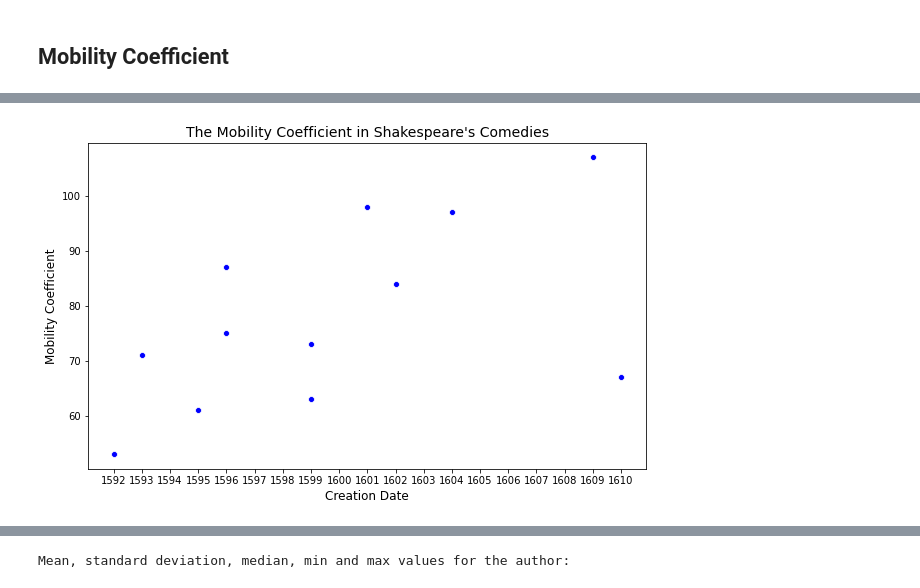
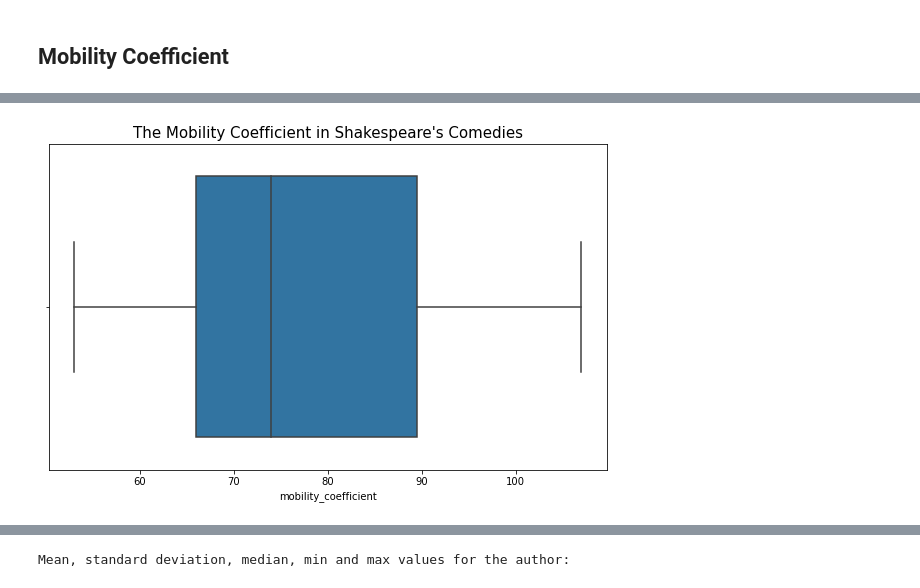
Before and after one commit to innawendell/European_Comedy, a Jupyter notebook: Analyses/Contrastive_Material_Exploration.ipynb, the cells around one changed output, grey strips where cells are left out. Saved outputs shown, nothing was run; the diff lists cells and outputs as text; code cells hidden in the pictures.

```diff
--- a/Analyses/Contrastive_Material_Exploration.ipynb
+++ b/Analyses/Contrastive_Material_Exploration.ipynb
@@ -163,16 +177,7 @@ The number of dramatic characters in Shakespeare's comedies grew over time. The
 # %%
 plt.figure(figsize=(10, 6))
-plt.title('The Mobility Coefficient in Shakespeare\'s Comedies', fontsize=14)
-
-sns.scatterplot('date', 'mobility_coefficient',
-                data=shakespeare_df,
-                color='blue',
-                )
-plt.xticks([year for year in range(shakespeare_df.date.min(),
-                                   shakespeare_df.date.max()+1)])
-
-plt.xlabel('Creation Date', fontsize=12)
-plt.ylabel('Mobility Coefficient', fontsize=12)
+plt.title('The Mobility Coefficient in Shakespeare\'s Comedies', fontsize=15)
+sns.boxplot(shakespeare_df['mobility_coefficient'])
 plt.show()
 # %% [output]
-[figure, old version]
+[figure, new version]
```
Also changed, not shown: parts of 35 cells of this notebook.
